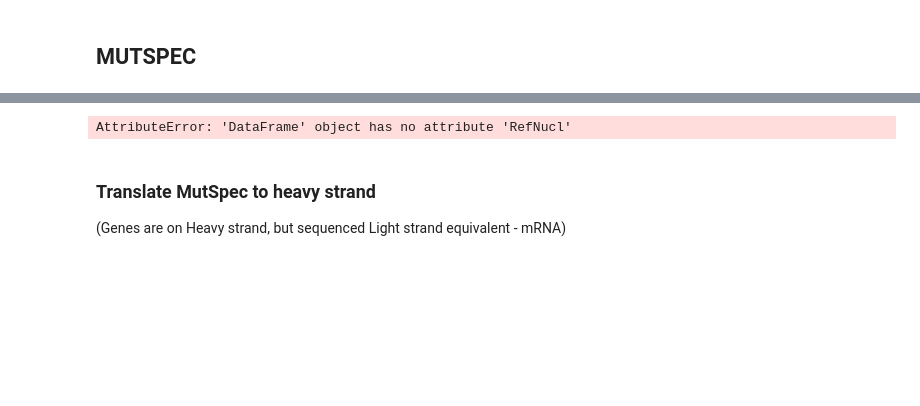
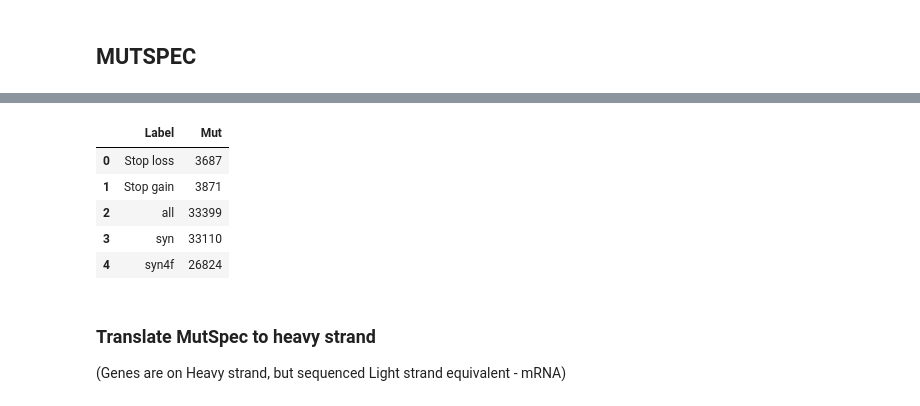
Before and after one commit to mitoclub/PyMutSpec, a Jupyter notebook: notebooks/mut_extraction_nematoda.ipynb, the cells around one changed output, grey strips where cells are left out. Cells and saved outputs as stored; diff of their text form; code cells hidden in the pictures; blank space fills up the shorter version.

```diff
--- a/notebooks/mut_extraction_nematoda.ipynb
+++ b/notebooks/mut_extraction_nematoda.ipynb
@@ -165,14 +149,18 @@ nonsense_muts
 # %%
 _mutations_description = mutations[
-    (mutations.RefNucl.isin(list("ACGT"))) &
-    (mutations.AltNucl.isin(list("ACGT")))
+    (mutations.Mut.str.fullmatch("[ACGT]\[[ACGT]>[ACGT]\][ACGT]"))
 ].groupby("Label").Mut.count().reset_index()
 _mutations_description["Label"] = _mutations_description.Label.map(
     {-2: "Stop loss", -1: "Stop gain", 0: "all", 1: "syn", 2: "syn4f"})
 
 _mutations_description
 # %% [output]
-AttributeError: 'DataFrame' object has no attribute 'RefNucl'
+|  | Label | Mut |
+| 0 | Stop loss | 3687 |
+| 1 | Stop gain | 3871 |
+| 2 | all | 33399 |
+| 3 | syn | 33110 |
+| 4 | syn4f | 26824 |
 # %% [markdown]
 ### Translate MutSpec to heavy strand
 
```
Also changed, not shown: parts of 13 cells of this notebook, 3 other files.
